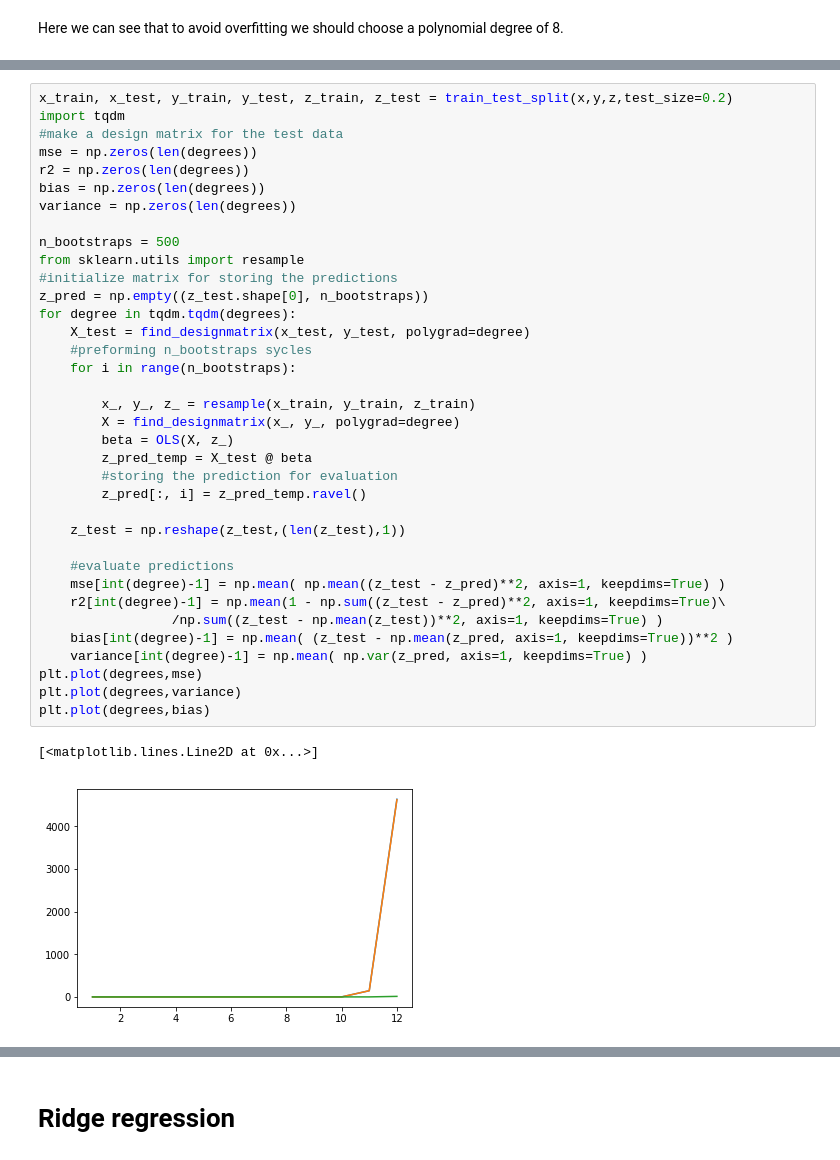
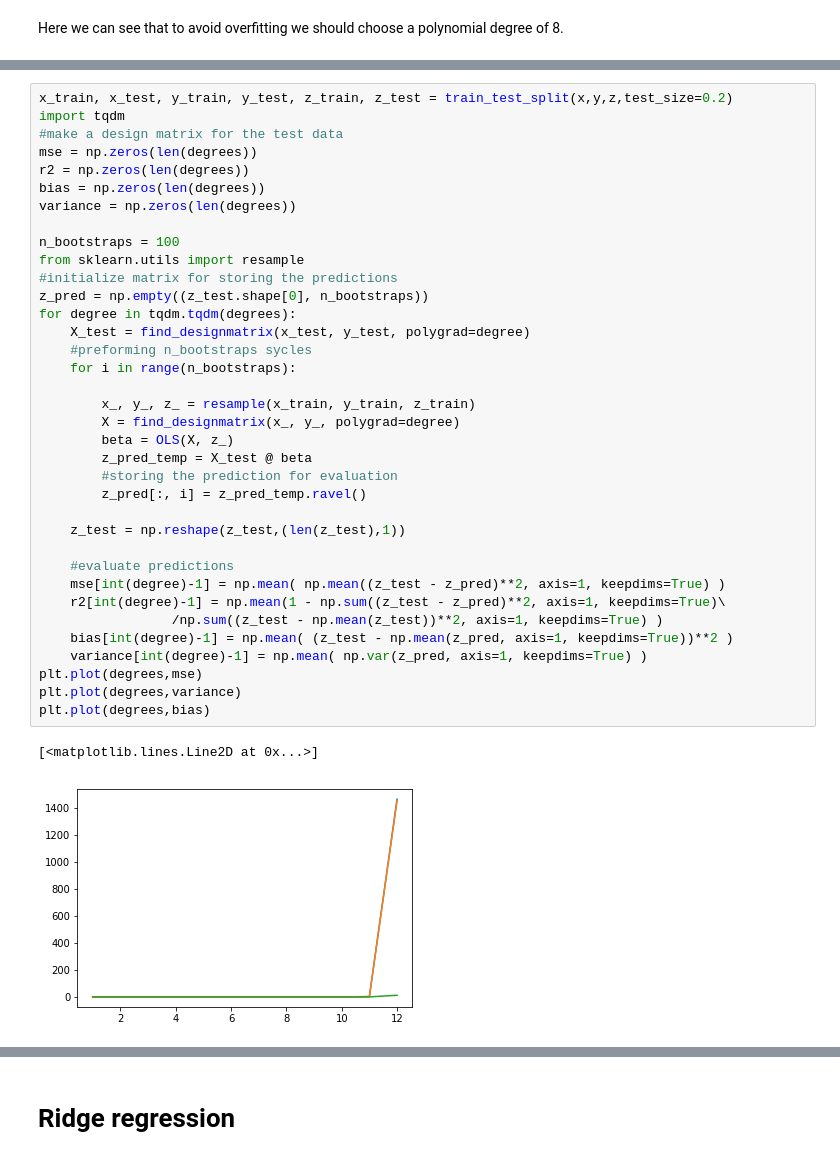
Before and after one commit to ohebbi/FYS-STK4155, a Jupyter notebook: reproducible_results/main.ipynb, the cells around one changed output, grey strips where cells are left out. Cells and saved outputs as stored; diff of their text form.

```diff
--- a/reproducible_results/main.ipynb
+++ b/reproducible_results/main.ipynb
@@ -95,33 +95,33 @@ r2 = np.zeros(len(degrees))
 bias = np.zeros(len(degrees))
 variance = np.zeros(len(degrees))
 
-n_bootstraps = 500
+n_bootstraps = 100
 from sklearn.utils import resample
 #initialize matrix for storing the predictions
 z_pred = np.empty((z_test.shape[0], n_bootstraps))
 for degree in tqdm.tqdm(degrees):
     X_test = find_designmatrix(x_test, y_test, polygrad=degree)
     #preforming n_bootstraps sycles
     for i in range(n_bootstraps):
 
         x_, y_, z_ = resample(x_train, y_train, z_train)
         X = find_designmatrix(x_, y_, polygrad=degree)
         beta = OLS(X, z_)
         z_pred_temp = X_test @ beta
         #storing the prediction for evaluation
         z_pred[:, i] = z_pred_temp.ravel()
 
     z_test = np.reshape(z_test,(len(z_test),1))
 
     #evaluate predictions
     mse[int(degree)-1] = np.mean( np.mean((z_test - z_pred)**2, axis=1, keepdims=True) )
     r2[int(degree)-1] = np.mean(1 - np.sum((z_test - z_pred)**2, axis=1, keepdims=True)\
                  /np.sum((z_test - np.mean(z_test))**2, axis=1, keepdims=True) )
     bias[int(degree)-1] = np.mean( (z_test - np.mean(z_pred, axis=1, keepdims=True))**2 )
     variance[int(degree)-1] = np.mean( np.var(z_pred, axis=1, keepdims=True) )
 plt.plot(degrees,mse)
 plt.plot(degrees,variance)
 plt.plot(degrees,bias)
 # %% [output]
 [<matplotlib.lines.Line2D at 0x...>]
-[figure, old version]
+[figure, new version]
```
Also changed, not shown: parts of 11 cells of this notebook, 2 other files.
